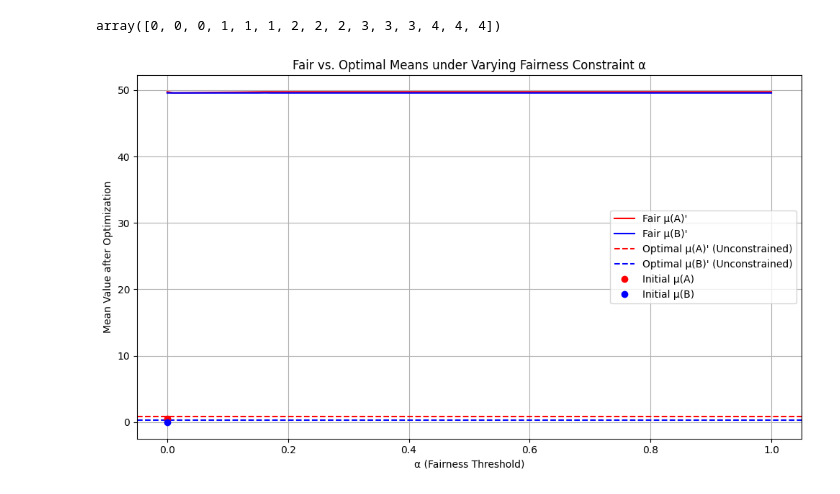
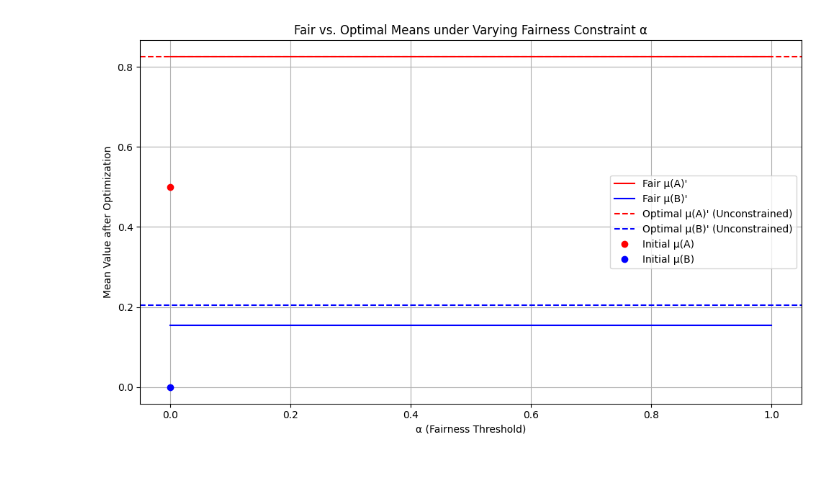
Before and after one commit to joeljins/RoAR, a Jupyter notebook: fairness.ipynb, the cells around one changed output. Cells and saved outputs as stored; diff of their text form; code cells hidden in the pictures.

```diff
--- a/fairness.ipynb
+++ b/fairness.ipynb
@@ -97,23 +100,19 @@ def fair_opt_step(A, B, u_plus, u_minus, c_plus, c_minus, alpha):
     max_util = total_util[i_idx, j_idx]
 
     return (opt_A, opt_B, max_util, updated_samples)
-# %%
-np.repeat(np.arange(5), 3, axis=0)  # Example usage of np.repeat
-# %% [output]
-array([0, 0, 0, 1, 1, 1, 2, 2, 2, 3, 3, 3, 4, 4, 4])
 # %%
 import numpy as np
 import matplotlib.pyplot as plt
 
 # Simulated Gaussian samples for groups A and B
-n_samples = 100
+total_samples = 2500
 mean_a, std_a = 0.5, 1
 mean_b, std_b = 0, 1
 x_min, x_max = 0, 1  # Alpha values to test
 
 np.random.seed(1)
-A = np.random.normal(mean_a, std_a, n_samples)
-B = np.random.normal(mean_b, std_b, n_samples)
+a = np.random.normal(mean_a, std_a, total_samples)
+b = np.random.normal(mean_b, std_b, total_samples)
 
 x_vals = np.linspace(x_min, x_max, num=100)
 
@@ -123,35 +122,35 @@ fair_mean_A = []
 fair_mean_B = []
 
 # Unconstrained optimal means
-opt_result_A = opt_step(A, 1, -1, 1, -1)[0]
-opt_result_B = opt_step(B, 1, -1, 1, -1)[0]
+opt_result_A = opt_step(a, 1, -1, 1, -1)[0]
+opt_result_B = opt_step(b, 1, -1, 1, -1)[0]
 y3 = np.mean(opt_result_A)
 y4 = np.mean(opt_result_B)
 
 # Run fair optimization over a range of alpha values
 for alpha in x_vals:
-    updated = fair_opt_step(A, B, 1, -1, 1, -1, alpha)[3]
+    updated = fair_opt_step(a, b, 1, -1, 1, -1, alpha)[3]
     if updated is not None:
         updated_A, updated_B = updated
         x1.append(alpha)
         fair_mean_A.append(updated_A)
         fair_mean_B.append(updated_B)
 
 # Plotting
 plt.figure(figsize=(10, 6))
 plt.plot(x1, fair_mean_A, label="Fair μ(A)'", color='red')
 plt.plot(x1, fair_mean_B, label="Fair μ(B)'", color='blue')
 plt.axhline(y3, color='red', linestyle='--', label='Optimal μ(A)\' (Unconstrained)')
 plt.axhline(y4, color='blue', linestyle='--', label='Optimal μ(B)\' (Unconstrained)')
 plt.plot(0, mean_a, 'ro', label='Initial μ(A)')
 plt.plot(0, mean_b, 'bo', label='Initial μ(B)')
 
 plt.title("Fair vs. Optimal Means under Varying Fairness Constraint α")
 plt.xlabel("α (Fairness Threshold)")
 plt.ylabel("Mean Value after Optimization")
 plt.legend()
 plt.grid(True)
 plt.tight_layout()
 plt.show()
 # %% [output]
-[figure, old version]
+[figure, new version]
```
Also changed, not shown: parts of 8 cells of this notebook.
